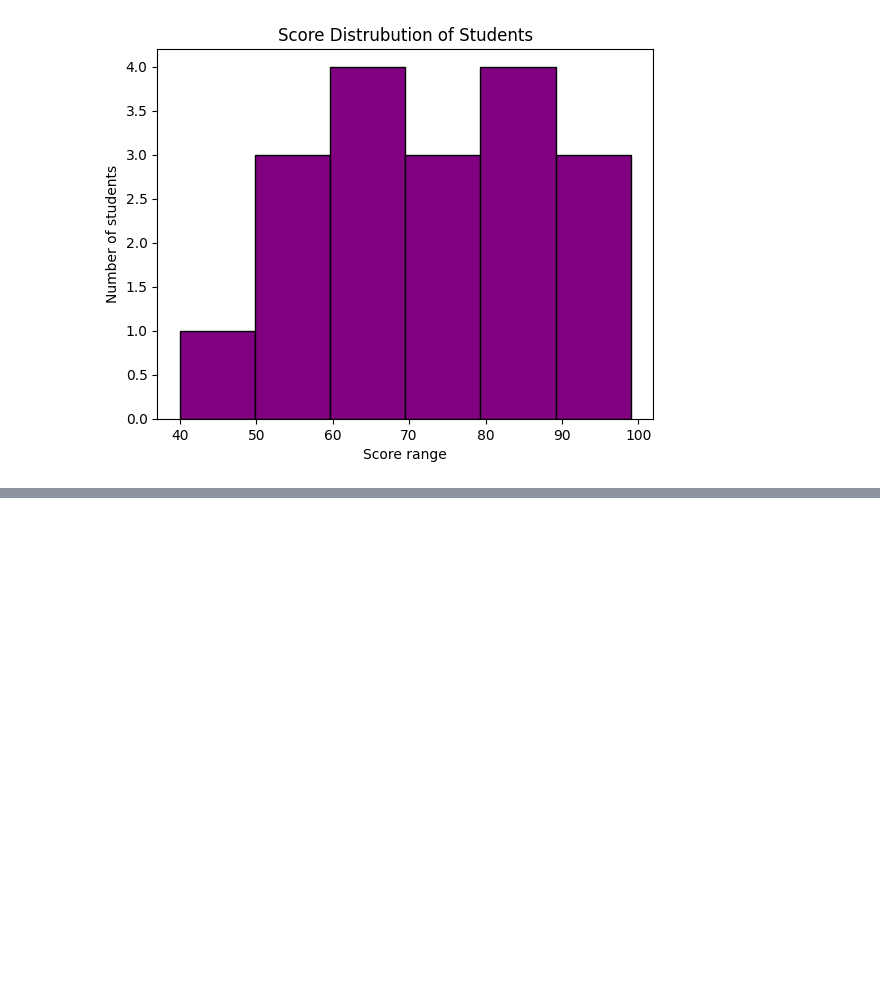
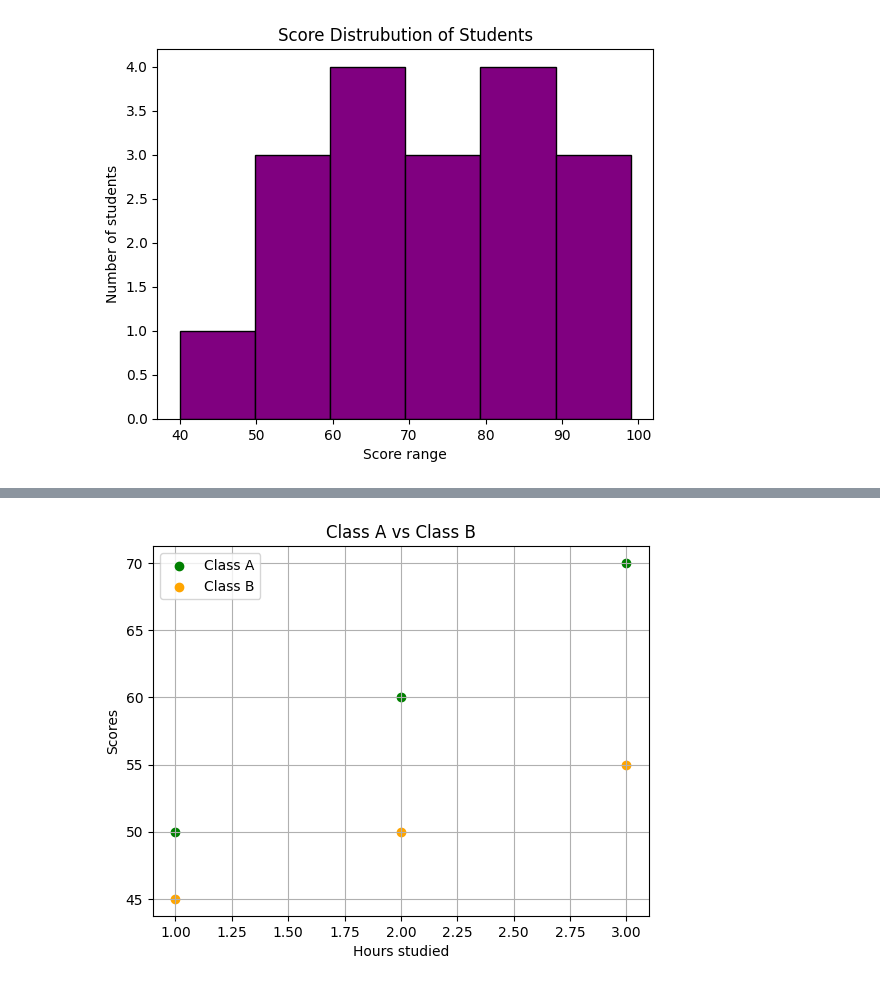
Before and after one commit to Vikram-0401/Python_Projects, a Jupyter notebook: Aiml.ipynb, the cells around one changed output, grey strips where cells are left out. Cells and saved outputs as stored; diff of their text form; code cells hidden in the pictures; blank space fills up the shorter version.

```diff
--- a/Aiml.ipynb
+++ b/Aiml.ipynb
@@ -1151,0 +1169,18 @@ plt.show()
+# %%
+# Scatter plt -> One observation represents two values
+
+import matplotlib.pyplot as plt
+
+
+
+plt.scatter([1,2,3], [50,60,70], color='green', label='Class A')
+plt.scatter([1,2,3], [45,50,55], color='orange', label='Class B')
+
+plt.xlabel('Hours studied')
+plt.ylabel('Scores')
+plt.title('Class A vs Class B')
+plt.grid(True)
+plt.legend()
+plt.show()
+# %% [output]
+[figure, added]
```
Also changed, not shown: parts of 3 cells of this notebook.
